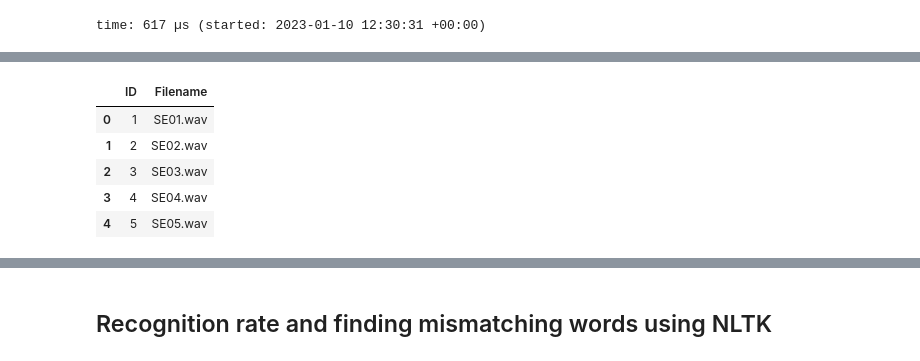
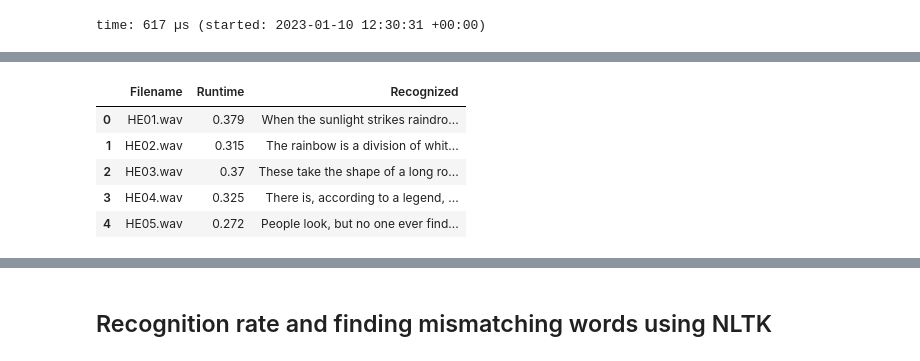
Before and after one commit to MK316/workspace, a Jupyter notebook: ASR01/ASR05_ProcessAll.ipynb, the cells around one changed output, grey strips where cells are left out. Saved outputs shown, nothing was run; the diff lists cells and outputs as text; code cells hidden in the pictures.

```diff
--- a/ASR01/ASR05_ProcessAll.ipynb
+++ b/ASR01/ASR05_ProcessAll.ipynb
@@ -175,0 +180,10 @@ time: 5.6 s (started: 2023-01-10 12:35:16 +00:00)
+# %%
+#@markdown 🎯 Testing ASR (single file): Type a number between 1~19
+rname = input("Type ID")
+ind = int(rname) - 1
+myf = df1['Filename'][ind]
+result = model.transcribe(myf, language="en",fp16=False)
+print('Filename: %s'%myf)
+print('='*30)
+
+print("Speech-to-text (recognized): %s"%result["text"])
@@ -176,9 +284,9 @@ time: 5.6 s (started: 2023-01-10 12:35:16 +00:00)
 # %%
-df1.head()
+df2.head()
 # %% [output]
-|  | ID | Filename |
-| 0 | 1 | SE01.wav |
-| 1 | 2 | SE02.wav |
-| 2 | 3 | SE03.wav |
-| 3 | 4 | SE04.wav |
-| 4 | 5 | SE05.wav |
+|  | Filename | Runtime | Recognized |
+| 0 | HE01.wav | 0.379 | When the sunlight strikes raindro... |
+| 1 | HE02.wav | 0.315 | The rainbow is a division of whit... |
+| 2 | HE03.wav | 0.37 | These take the shape of a long ro... |
+| 3 | HE04.wav | 0.325 | There is, according to a legend, ... |
+| 4 | HE05.wav | 0.272 | People look, but no one ever find... |
```
Also changed, not shown: parts of 37 cells of this notebook.
